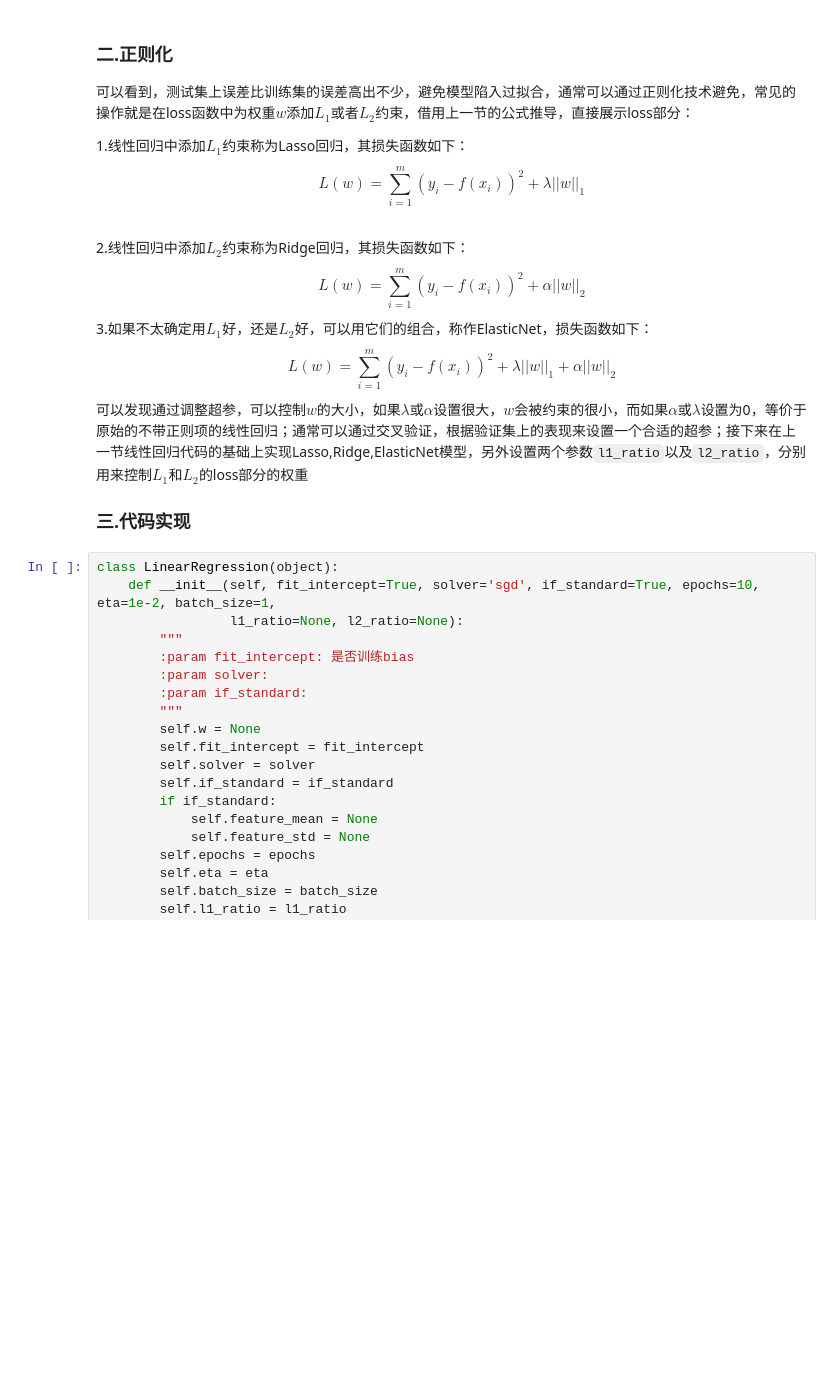
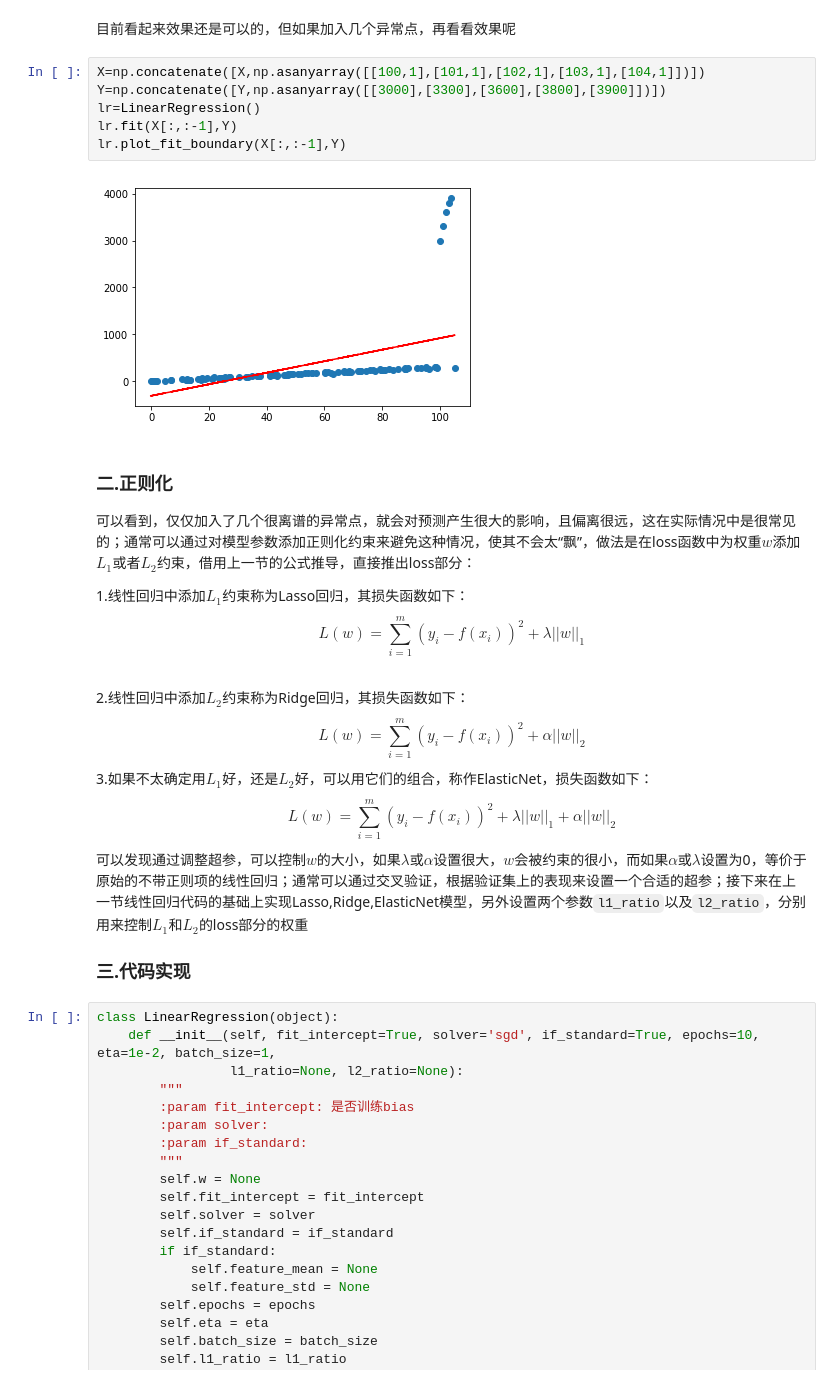
Before and after one commit to zhulei227/ML_Notes, a Jupyter notebook: notebooks/01_线性模型_线性回归_正则化(Lasso,Ridge,ElasticNet).ipynb, the cells around one changed output. Drawn from its saved outputs; the diff is of its cells as text; blank space fills up the shorter version.

```diff
--- a/notebooks/01_线性模型_线性回归_正则化(Lasso,Ridge,ElasticNet).ipynb
+++ b/notebooks/01_线性模型_线性回归_正则化(Lasso,Ridge,ElasticNet).ipynb
@@ -26,6 +28,16 @@ lr.fit(X[:100],Y[:100])
+# %% [markdown]
+目前看起来效果还是可以的，但如果加入几个异常点，再看看效果呢
+# %%
+X=np.concatenate([X,np.asanyarray([[100,1],[101,1],[102,1],[103,1],[104,1]])])
+Y=np.concatenate([Y,np.asanyarray([[3000],[3300],[3600],[3800],[3900]])])
+lr=LinearRegression()
+lr.fit(X[:,:-1],Y)
+lr.plot_fit_boundary(X[:,:-1],Y)
+# %% [output]
+[figure, added]
 # %% [markdown]
 ### 二.正则化
-可以看到，测试集上误差比训练集的误差高出不少，避免模型陷入过拟合，通常可以通过正则化技术避免，常见的操作就是在loss函数中为权重$w$添加$L_1$或者$L_2$约束，借用上一节的公式推导，直接展示loss部分：
+可以看到，仅仅加入了几个很离谱的异常点，就会对预测产生很大的影响，且偏离很远，这在实际情况中是很常见的；通常可以通过对模型参数添加正则化约束来避免这种情况，使其不会太“飘”，做法是在loss函数中为权重$w$添加$L_1$或者$L_2$约束，借用上一节的公式推导，直接推出loss部分：
 
 1.线性回归中添加$L_1$约束称为Lasso回归，其损失函数如下：
 $$
```
Also changed, not shown: parts of 15 cells of this notebook, 1 other file.
